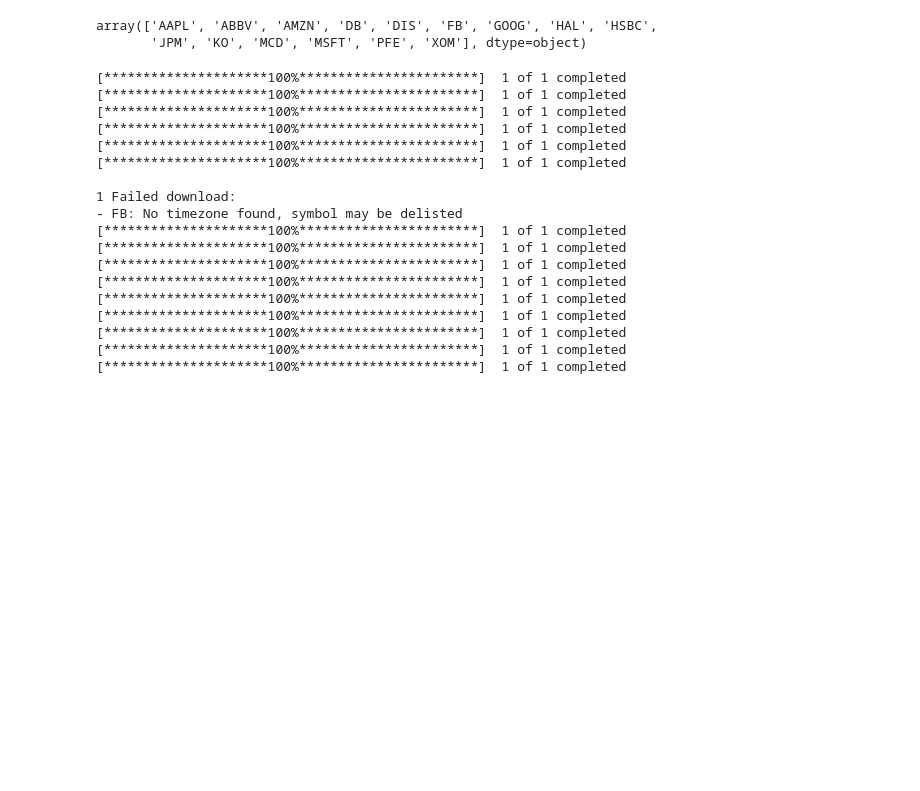
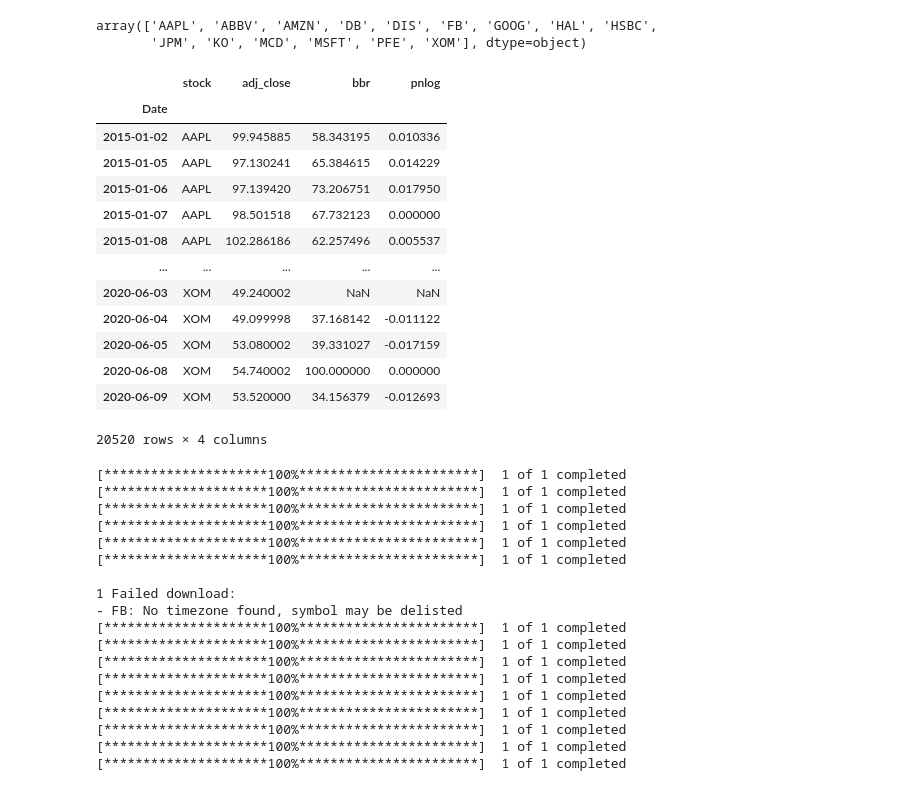
Before and after one commit to luisquinonesPR/mlfinancehw2, a Jupyter notebook: hw2.ipynb, the cells around one changed output. Saved outputs shown, nothing was run; the diff lists cells and outputs as text; code cells hidden in the pictures; blank space fills up the shorter version.

```diff
--- a/hw2.ipynb
+++ b/hw2.ipynb
@@ -11,6 +11,23 @@ dataset['stock'].unique()
 # %% [output]
 array(['AAPL', 'ABBV', 'AMZN', 'DB', 'DIS', 'FB', 'GOOG', 'HAL', 'HSBC',
        'JPM', 'KO', 'MCD', 'MSFT', 'PFE', 'XOM'], dtype=object)
+# %%
+dataset
+# %% [output]
+|  | stock | adj_close | bbr | pnlog |
+| Date |  |  |  |  |
+| 2015-01-02 | AAPL | 99.945885 | 58.343195 | 0.010336 |
+| 2015-01-05 | AAPL | 97.130241 | 65.384615 | 0.014229 |
+| 2015-01-06 | AAPL | 97.139420 | 73.206751 | 0.017950 |
+| 2015-01-07 | AAPL | 98.501518 | 67.732123 | 0.000000 |
+| 2015-01-08 | AAPL | 102.286186 | 62.257496 | 0.005537 |
+| ... | ... | ... | ... | ... |
+| 2020-06-03 | XOM | 49.240002 | NaN | NaN |
+| 2020-06-04 | XOM | 49.099998 | 37.168142 | -0.011122 |
+| 2020-06-05 | XOM | 53.080002 | 39.331027 | -0.017159 |
+| 2020-06-08 | XOM | 54.740002 | 100.000000 | 0.000000 |
+| 2020-06-09 | XOM | 53.520000 | 34.156379 | -0.012693 |
+20520 rows × 4 columns
 # %%
 def get_data(tickers, start_date, end_date):
 
```
Also changed, not shown: parts of 5 cells of this notebook, 1 other file.
